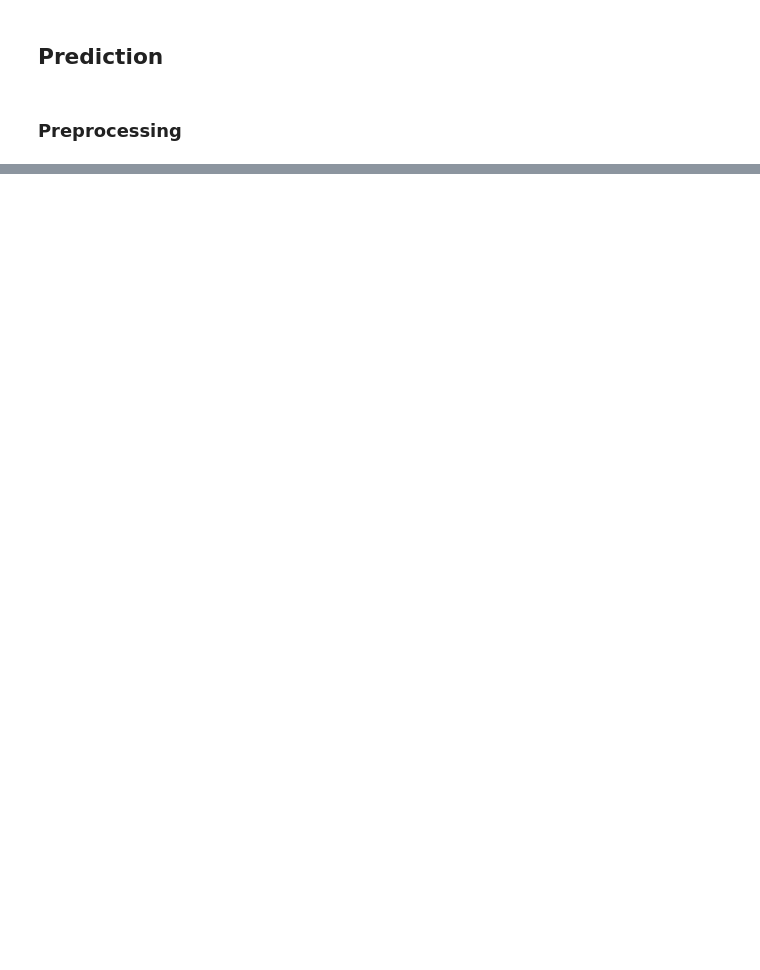
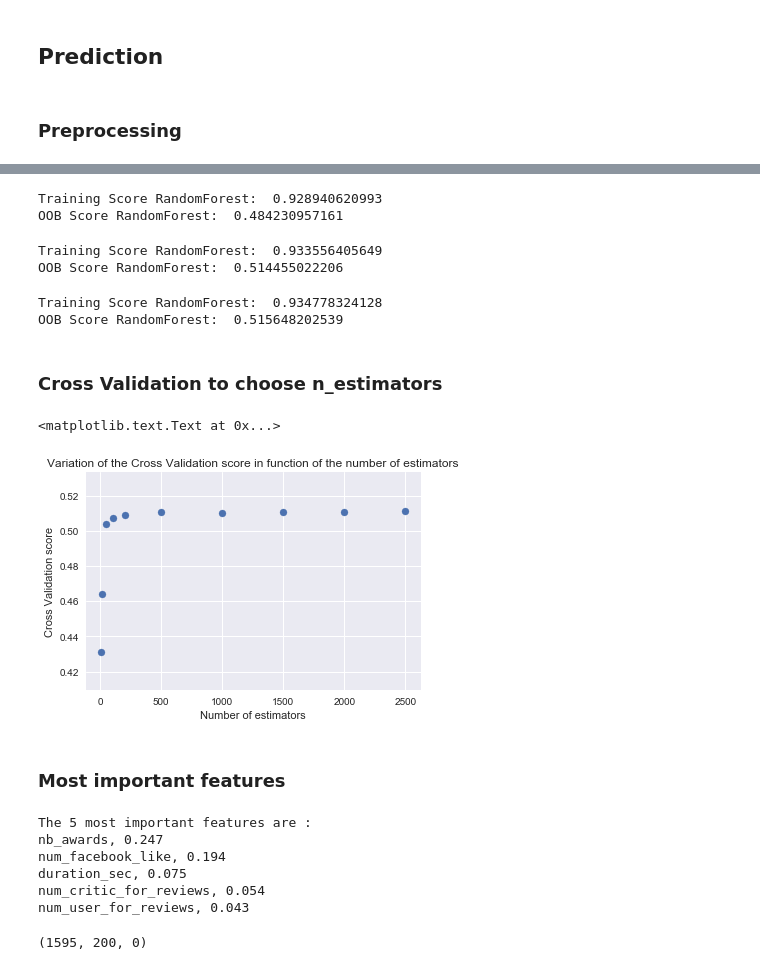
Before and after one commit to alexattia/Data-Science-Projects, a Jupyter notebook: KaggleMovieRating/Exploration.ipynb, the cells around one changed output, grey strips where cells are left out. Saved outputs shown, nothing was run; the diff lists cells and outputs as text; code cells hidden in the pictures; blank space fills up the shorter version.

```diff
--- a/KaggleMovieRating/Exploration.ipynb
+++ b/KaggleMovieRating/Exploration.ipynb
@@ -368,0 +401,57 @@ y
+# %%
+rf=ensemble.RandomForestRegressor(n_estimators=30,oob_score=True)
+rf.fit(X,y)
+print ("Training Score RandomForest: ", str(rf.score(X,y)))
+print ("OOB Score RandomForest: " , str(rf.oob_score_))
+# %% [output]
+Training Score RandomForest:  0.928940620993
+OOB Score RandomForest:  0.484230957161
+# %%
+rf=ensemble.RandomForestRegressor(n_estimators=500,oob_score=True, )
+rf.fit(X,y)
+print ("Training Score RandomForest: ", str(rf.score(X,y)))
+print ("Cross Validation (10 fold) Score: " , np.mean(cross_val_score(rf, X_train, Y_train, cv=10)))
+# %% [output]
+Training Score RandomForest:  0.933556405649
+OOB Score RandomForest:  0.514455022206
+# %%
+rf=ensemble.RandomForestRegressor(n_estimators=1000, oob_score=True)
+rf.fit(X,y)
+print ("Training Score RandomForest: ", str(rf.score(X,y)))
+print ("OOB Score RandomForest: " , str(rf.oob_score_))
+# %% [output]
+Training Score RandomForest:  0.934778324128
+OOB Score RandomForest:  0.515648202539
+# %% [markdown]
+### Cross Validation to choose n_estimators
+# %%
+for k in [1500, 2000, 2500, 3000]:
+    rf=ensemble.RandomForestRegressor(n_estimators=k, oob_score=True)
+    rf.fit(X,y)
+    rfs[k] = np.mean(cross_val_score(rf, X_train, Y_train, cv=5))
+# %%
+x_plot = list(rfs.keys())
+y_plot = list(rfs.values())
+
+f, ax = plt.subplots()
+ax.scatter(x_plot, y_plot)
+ax.set_title('Variation of the Cross Validation score in function of the number of estimators')
+ax.set_xlabel('Number of estimators')
+ax.set_ylabel('Cross Validation score')
+# %% [output]
+<matplotlib.text.Text at 0x...>
+[figure, added]
+# %% [markdown]
+### Most important features
+# %%
+top_k = 5
+best = zip(X_train.columns[np.argsort(rf.feature_importances_)[::-1][:top_k]], np.sort(rf.feature_importances_)[::-1][:top_k])
+print('The {} most important features are :\n{}'.format(top_k,
+                                            '\n'.join([elem[0] + ', %.3f' % elem[1] for elem in best])))
+# %% [output]
+The 5 most important features are :
+nb_awards, 0.247
+num_facebook_like, 0.194
+duration_sec, 0.075
+num_critic_for_reviews, 0.054
+num_user_for_reviews, 0.043
@@ -368,0 +469,4 @@ y
+# %%
+len(movies), len(movies2), len([mov for mov in movies2 if mov not in movies])
+# %% [output]
+(1595, 200, 0)
```
Also changed, not shown: parts of 24 cells of this notebook, 2 other files.
